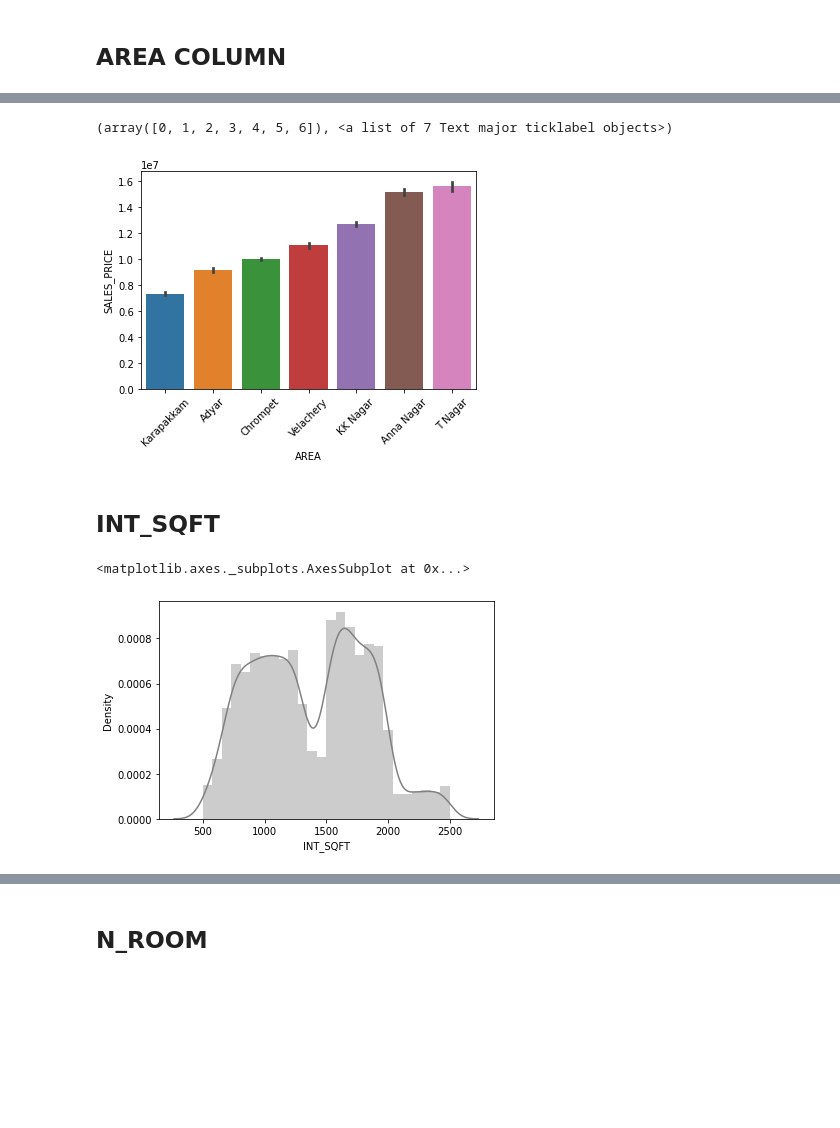
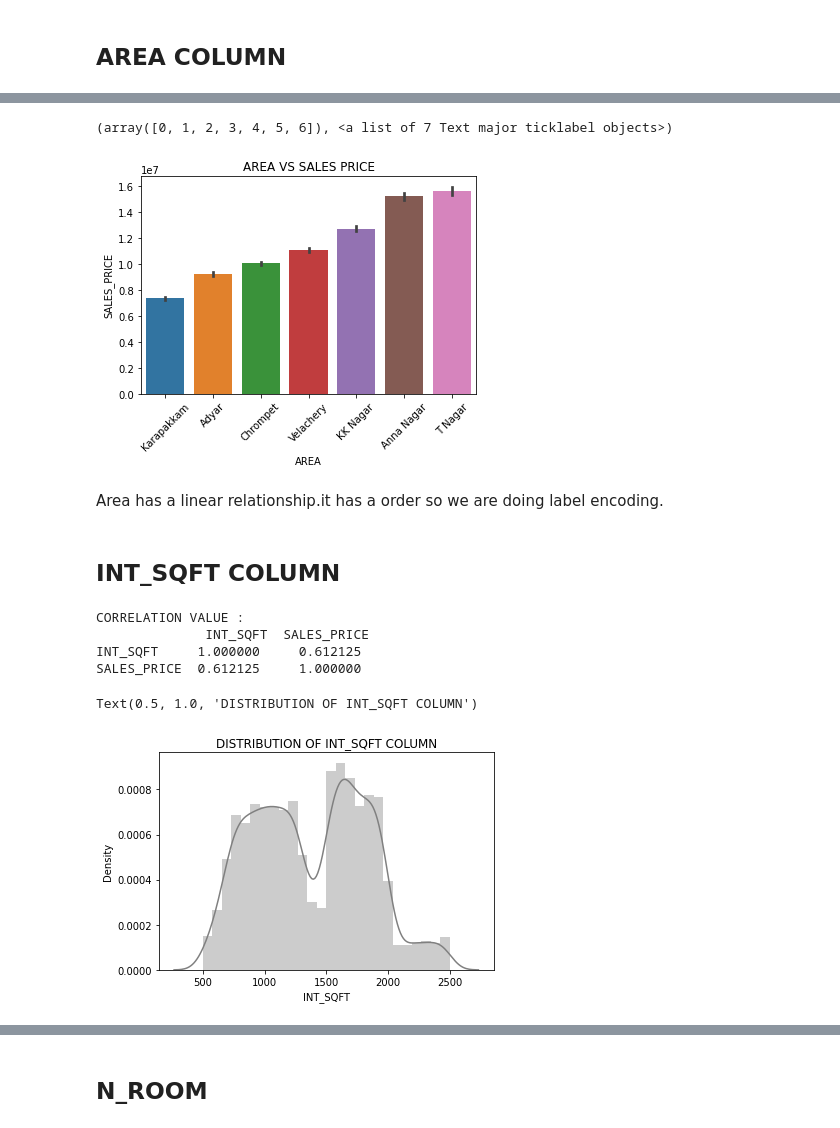
Before and after one commit to mcasivaram/Datascience, a Jupyter notebook: Chennai_House_Price_Prediction.ipynb, the cells around one changed output, grey strips where cells are left out. Cells and saved outputs as stored; diff of their text form; code cells hidden in the pictures; blank space fills up the shorter version.

```diff
--- a/Chennai_House_Price_Prediction.ipynb
+++ b/Chennai_House_Price_Prediction.ipynb
@@ -633,19 +636,30 @@ Name: AREA, dtype: int64
 # %%
 area_order=df1.groupby('AREA')['SALES_PRICE'].mean().reset_index().sort_values('SALES_PRICE')['AREA']
 sns.barplot(x='AREA',y='SALES_PRICE',data=df1,order=area_order)
+plt.title('AREA VS SALES PRICE')
 plt.xticks(rotation=45)
 # %% [output]
 (array([0, 1, 2, 3, 4, 5, 6]), <a list of 7 Text major ticklabel objects>)
-[figure, old version]
+[figure, new version]
 # %%
 df1['AREA']=df1['AREA'].map({'Karapakkam':0, 'Adyar':1, 'Chrompet':2, 'Velachery':3,
        'KK Nagar':4, 'Anna Nagar':5, 'T Nagar':6})
+# %% [markdown]
+Area has a linear relationship.it has a order so we are doing label encoding.
 # %% [markdown]
-## **INT_SQFT**
+## **INT_SQFT COLUMN**
+# %%
+print("CORRELATION VALUE :\n",df1[['INT_SQFT','SALES_PRICE']].corr())
+# %% [output]
+CORRELATION VALUE :
+              INT_SQFT  SALES_PRICE
+INT_SQFT     1.000000     0.612125
+SALES_PRICE  0.612125     1.000000
 # %%
 sns.distplot(df1['INT_SQFT'],color='gray')
+plt.title("DISTRIBUTION OF INT_SQFT COLUMN")
 # %% [output]
-<matplotlib.axes._subplots.AxesSubplot at 0x...>
+Text(0.5, 1.0, 'DISTRIBUTION OF INT_SQFT COLUMN')
-[figure, old version]
+[figure, new version]
 # %%
 sns.regplot(x='INT_SQFT',y='SALES_PRICE',data=df1,scatter_kws={'color':'gray'},line_kws={'color':'black'})
```
Also changed, not shown: parts of 117 cells of this notebook.
